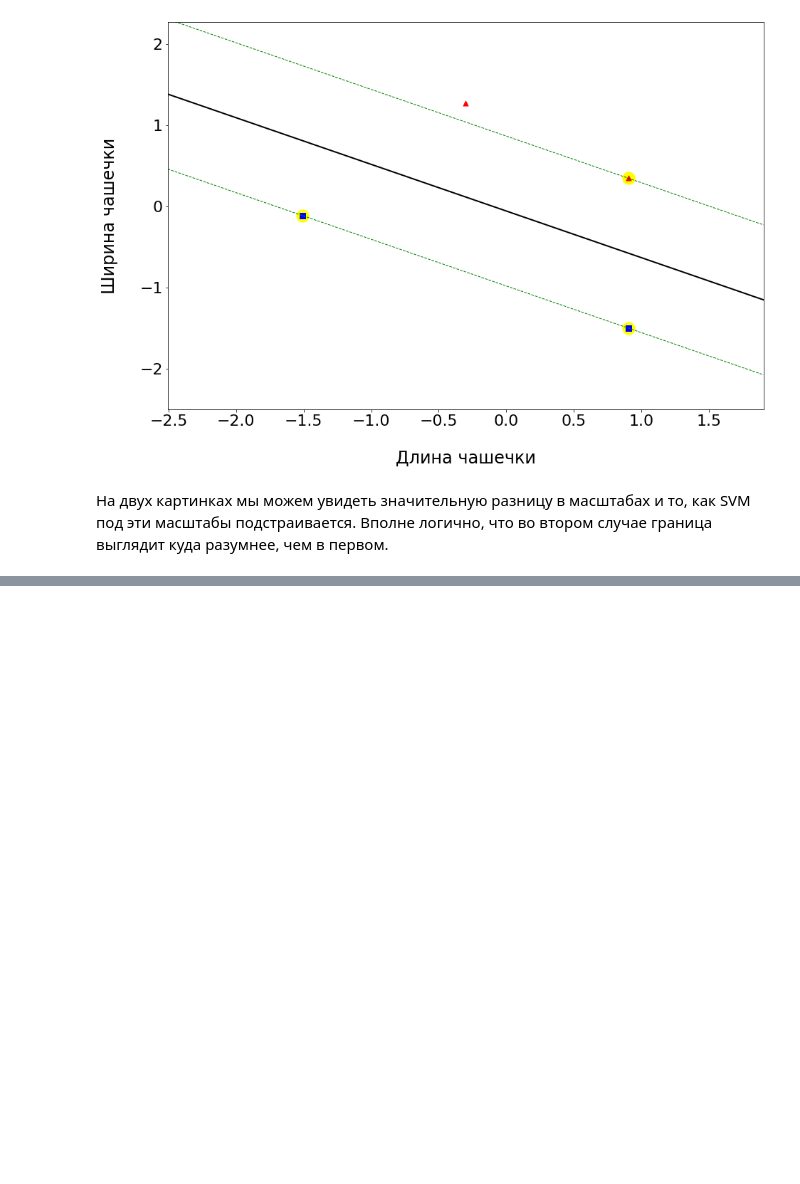
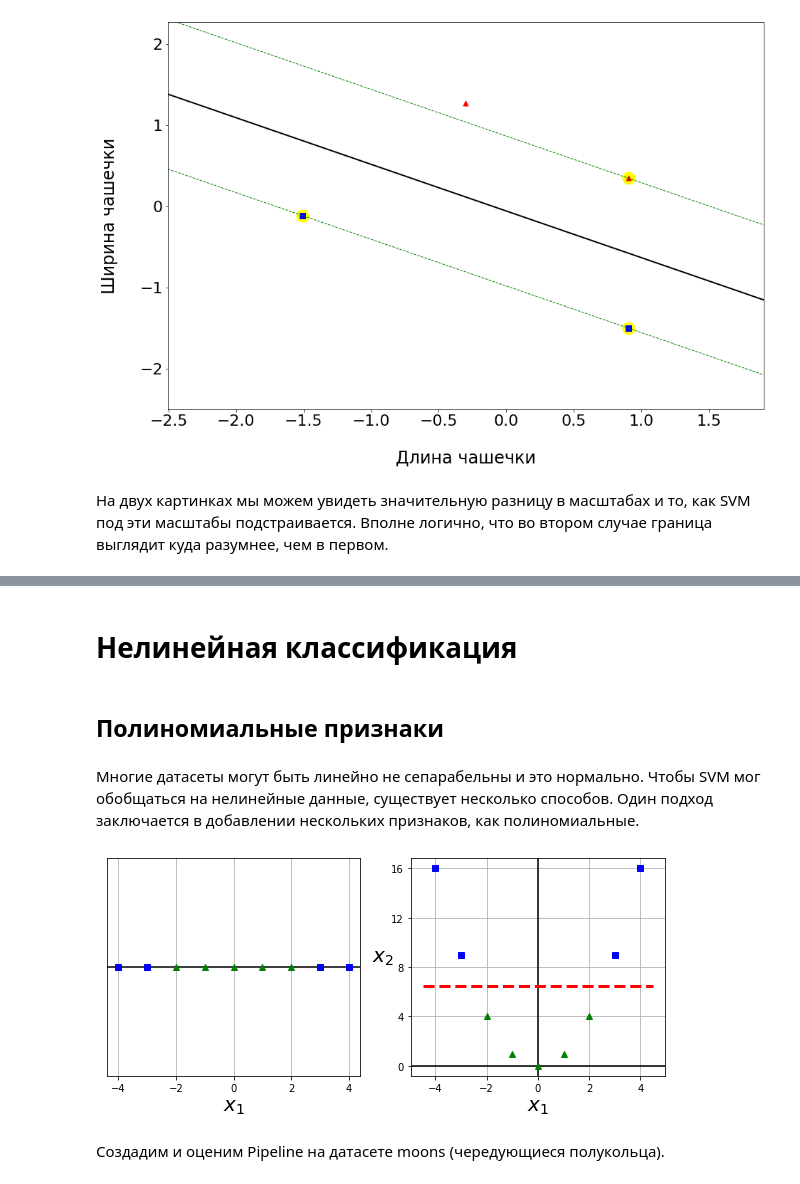
Before and after one commit to Lpshkn/Tutors, a Jupyter notebook: Practice/SVM/SVM.ipynb, the cells around one changed output, grey strips where cells are left out. Drawn from its saved outputs; the diff is of its cells as text; code cells hidden in the pictures; blank space fills up the shorter version.

```diff
--- a/Practice/SVM/SVM.ipynb
+++ b/Practice/SVM/SVM.ipynb
@@ -98,0 +152,37 @@ plot_svm(svm, X_scaled, y,
+# %% [markdown]
+# Нелинейная классификация
+# %% [markdown]
+## Полиномиальные признаки
+# %% [markdown]
+Многие датасеты могут быть линейно не сепарабельны и это нормально. Чтобы SVM мог обобщаться на нелинейные данные, существует несколько способов. Один подход заключается в добавлении нескольких признаков, как полиномиальные.
+# %%
+X1D = np.linspace(-4, 4, 9).reshape(-1, 1)
+X2D = np.c_[X1D, X1D**2]
+y = np.array([0, 0, 1, 1, 1, 1, 1, 0, 0])
+# %%
+plt.figure(figsize=(10, 4))
+
+plt.subplot(121)
+plt.grid(True)
+plt.axhline(y=0, color='k')
+plt.plot(X1D[:, 0][y==0], np.zeros(4), "bs")
+plt.plot(X1D[:, 0][y==1], np.zeros(5), "g^")
+plt.gca().get_yaxis().set_ticks([])
+plt.xlabel(r"$x_1$", fontsize=20)
+
+plt.subplot(122)
+plt.grid(True)
+plt.axhline(y=0, color='k')
+plt.axvline(x=0, color='k')
+plt.plot(X2D[:, 0][y==0], X2D[:, 1][y==0], "bs")
+plt.plot(X2D[:, 0][y==1], X2D[:, 1][y==1], "g^")
+plt.xlabel(r"$x_1$", fontsize=20)
+plt.ylabel(r"$x_2$  ", fontsize=20, rotation=0)
+plt.gca().get_yaxis().set_ticks([0, 4, 8, 12, 16])
+plt.plot([-4.5, 4.5], [6.5, 6.5], "r--", linewidth=3)
+
+plt.show()
+# %% [output]
+[figure, added]
+# %% [markdown]
+Создадим и оценим Pipeline на датасете moons (чередующиеся полукольца).
```
Also changed, not shown: parts of 40 cells of this notebook, 2 other files.
